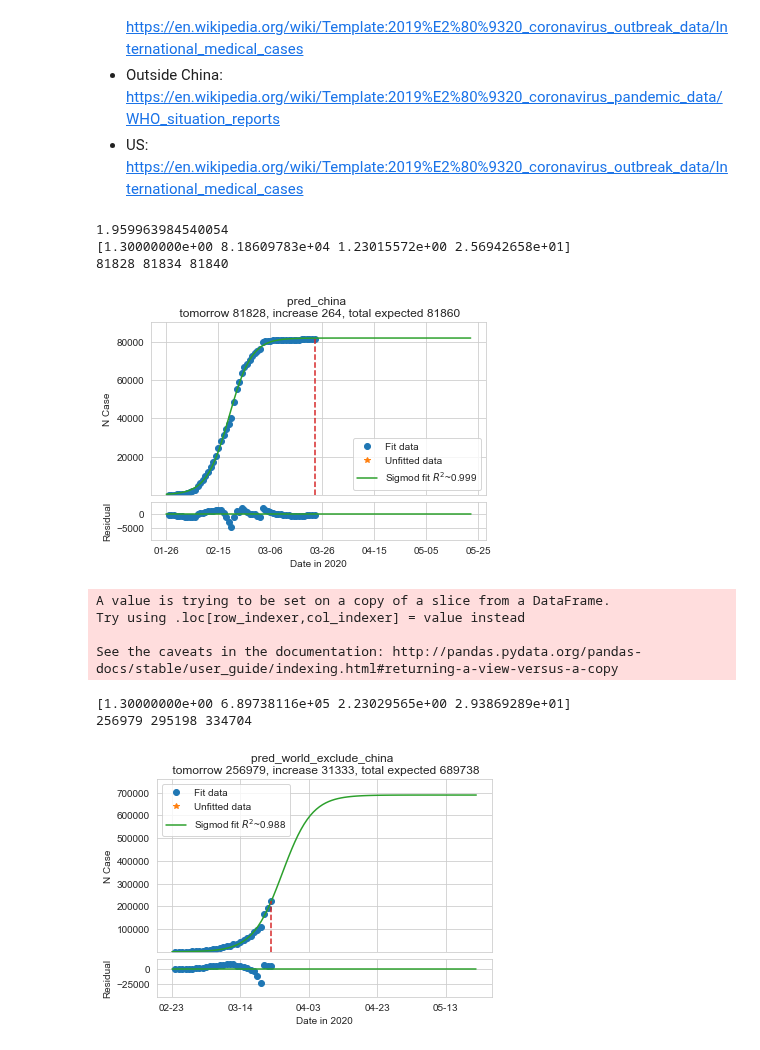
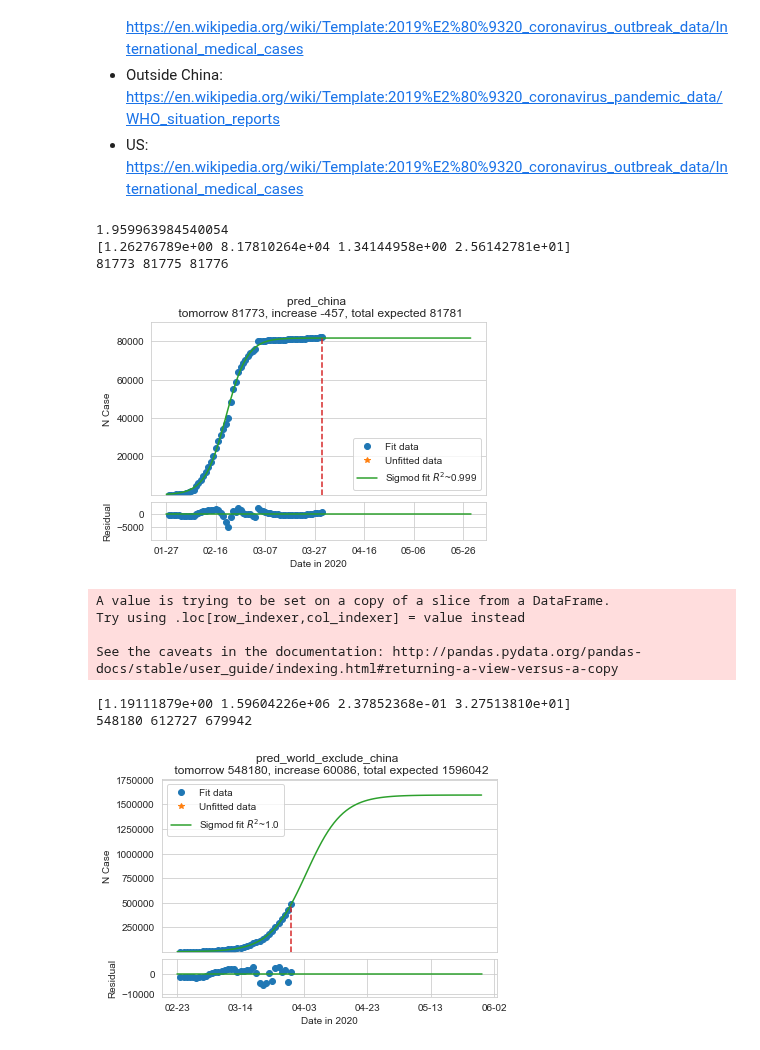
Before and after one commit to tongbaojia/vr_2020, a Jupyter notebook: Virus_study.ipynb, the cells around one changed output. Drawn from its saved outputs; the diff is of its cells as text; code cells hidden in the pictures.

Commit message:
update the figures after a week. It seems the world's growth will turn in another week or two. The case in US is unclear if the growth is controled or limited by testing.

```diff
--- a/Virus_study.ipynb
+++ b/Virus_study.ipynb
@@ -48,7 +48,7 @@ print(nstd)
 sns.set_style("whitegrid")
 
 def sigmoid(x, a, n, b, c):
-    y = n * 1 / (1  +  b * n * (a * 0 + 1.26) ** (-c - x))
+    y = n * 1 / (1  +  b * n * (a) ** (-c - x))
     return y
 
 def r_squared(x_data, y_data, func, popt):
@@ -69,7 +69,7 @@ def prediction(dates, total, my_func, name="sigmoid"):
     ydata = np.array(total[starting_index:])
 
     guess = [1.3, 100000, 2.2, 10]
-    popt, pcov = curve_fit(my_func, xdata, ydata, p0=guess, sigma=np.sqrt(xdata), bounds=([0, 2E3, 0, 0], [30, 1E7, 50, 50]))
+    popt, pcov = curve_fit(my_func, xdata, ydata, p0=guess, sigma=np.sqrt(xdata), bounds=([0, 5E4, 0, 0], [30, 2E7, 50, 50]))
     print(popt)
     R2 = r_squared(xdata, ydata, my_func, popt)
 
@@ -101,38 +101,38 @@ def prediction(dates, total, my_func, name="sigmoid"):
     ax1.set_title("{} \n tomorrow {}, increase {}, total expected {}".format(name, pred, pred - total[-1], total_expected))
     ax1.set_ylim(1, total_expected * 1.1)
     ax1.legend(loc='best')
-    # ax1.set_xticks([])
-    # ax1.set_xlabel('Date')
+    ax1.set_xticks([])
+    # ax1.set_yscale('log')
     ax1.set_ylabel('N Case')
 
     residuals = ydata - my_func(xdata, *popt)
     prev_residuals = y_prev_data - my_func(x_prev_data, *popt)
     ax2.plot(xdata, residuals, 'o', label='residuals')
     ax2.plot(x_prev_data, prev_residuals, '*', label='prev residuals')
     ax2.plot(x, np.zeros(len(x)))
     ax2.set_ylim(min(residuals) * 2, max(residuals) * 2)
     ax2.set_xlabel('Date in 2020')
     ax2.set_ylabel('Residual')
     x_ticks = ax2.get_xticks()
     # print(x_ticks)
     current_day = len(total) - starting_index
     # correct time difference
     current_date = date.today() + timedelta(days=1)
     date_ticks = []
     for x_tick in x_ticks:
         date_ticks.append(current_date + timedelta(days=x_tick - current_day))
     date_ticks = [i.strftime('%m-%d') for i in date_ticks]
     ax2.set_xticklabels(date_ticks)
     # print(date_ticks)
     plt.savefig('Plots/{}_{}.png'.format(tmr_date, name), dpi=300)
     plt.show()
 
 prediction(df_china["Date"], df_china["Cases"], sigmoid, "pred_china")
 # %% [output]
 1.959963984540054
-[1.30000000e+00 8.18609783e+04 1.23015572e+00 2.56942658e+01]
-81828 81834 81840
+[1.26276789e+00 8.17810264e+04 1.34144958e+00 2.56142781e+01]
+81773 81775 81776
-[figure, old version]
+[figure, new version]
 # %%
 df_world_selected = df_world[df_world['Date'] > '2020-02-20']
 df_world_selected["Cases"] = df_world_selected["Cases"] - df_world_selected["Cases"].values[0]
@@ -142,9 +142,9 @@ A value is trying to be set on a copy of a slice from a DataFrame.
 Try using .loc[row_indexer,col_indexer] = value instead
 
 See the caveats in the documentation: http://pandas.pydata.org/pandas-docs/stable/user_guide/indexing.html#returning-a-view-versus-a-copy
-[1.30000000e+00 6.89738116e+05 2.23029565e+00 2.93869289e+01]
-256979 295198 334704
+[1.19111879e+00 1.59604226e+06 2.37852368e-01 3.27513810e+01]
+548180 612727 679942
-[figure, old version]
+[figure, new version]
 # %%
 df_us_selected = df_us[df_us['Date'] > '2020-03-01']
 df_us_selected["Cases"] = df_us_selected["Cases"] - df_us_selected["Cases"].values[0]
```
Also changed, not shown: parts of 1 cell of this notebook, 7 other files.
